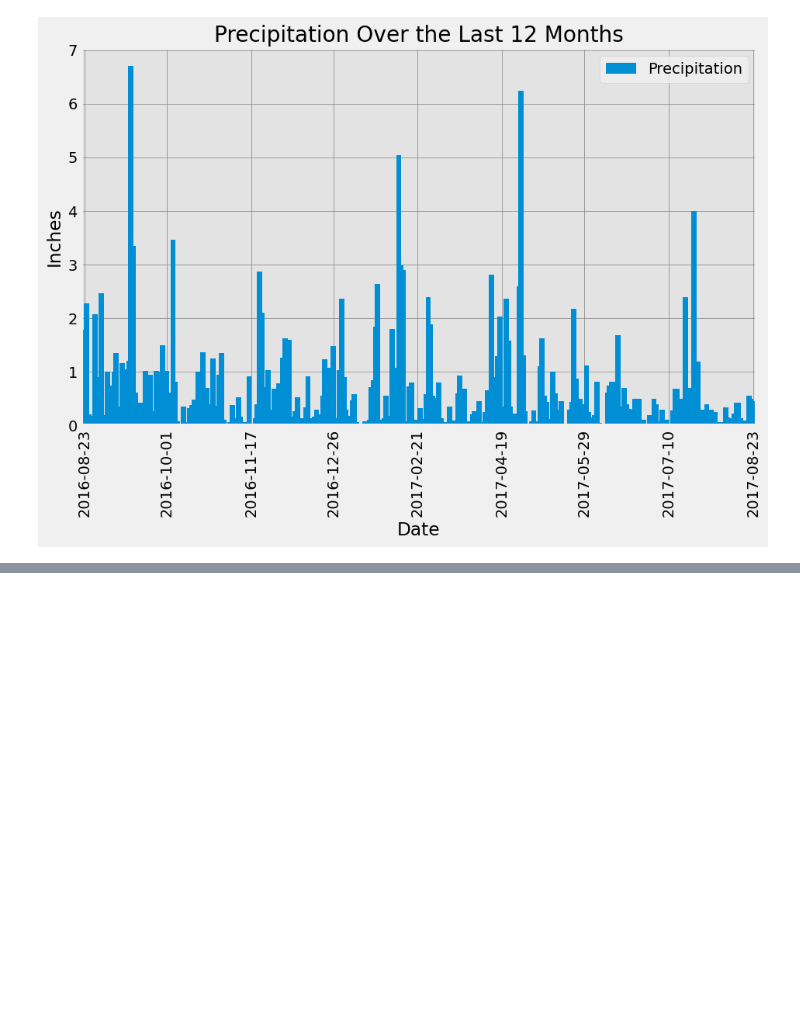
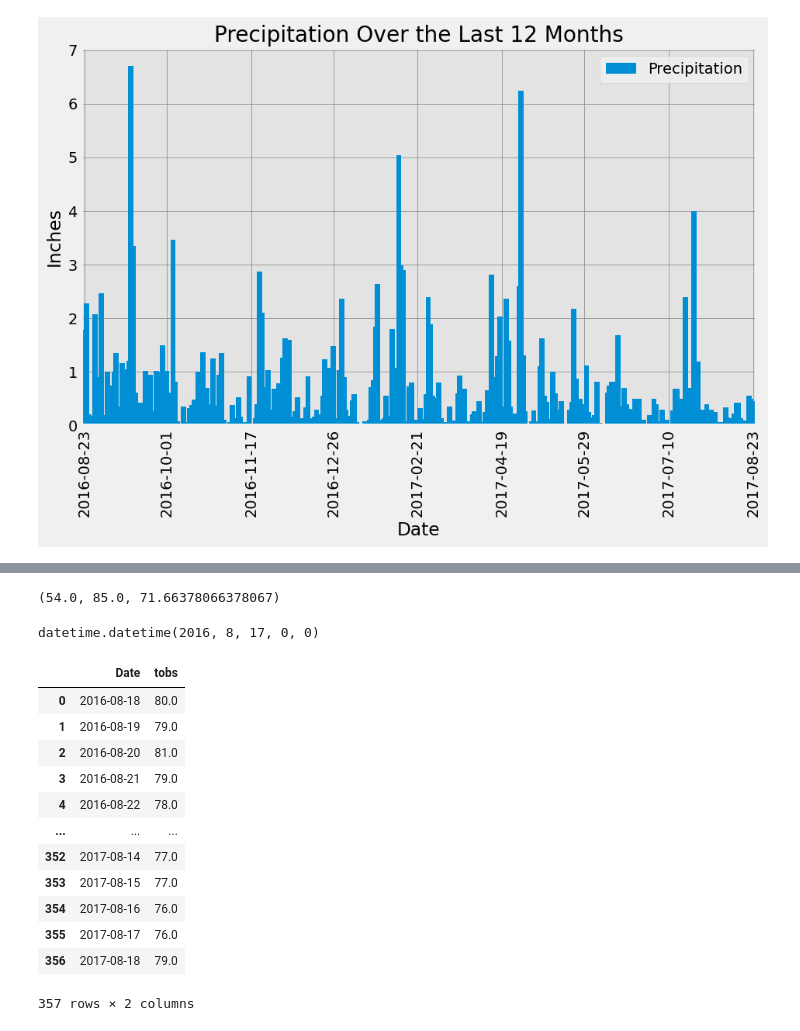
Before and after one commit to SaadNasir92/Hawaii-Climate-Flask-API-Data-Engineering, a Jupyter notebook: SurfsUp/eda.ipynb, the cells around one changed output, grey strips where cells are left out. Cells and saved outputs as stored; diff of their text form; code cells hidden in the pictures; blank space fills up the shorter version.

```diff
--- a/SurfsUp/eda.ipynb
+++ b/SurfsUp/eda.ipynb
@@ -65,0 +101,38 @@ plt.show()
+# %%
+# Using the most active station id from the previous query, calculate the lowest, highest, and average temperature.
+most_act_station = session.query(Measurement.station, func.count(Measurement.station)).group_by(Measurement.station).order_by(func.count(Measurement.station).desc()).first()[0]
+all_temps = [x.tobs for x in session.query(Measurement.station, Measurement.tobs).filter(Measurement.station == most_act_station).all()]
+min_temp = min(all_temps)
+max_temp = max(all_temps)
+avg_temp = np.average(all_temps)
+min_temp,max_temp, avg_temp
+# %% [output]
+(54.0, 85.0, 71.66378066378067)
+# %%
+# Using the most active station id
+# Query the last 12 months of temperature observation data for this station and plot the results as a histogram
+most_recent_date_for_act_station_str = session.query(Measurement).filter(Measurement.station == most_act_station).order_by(Measurement.date.desc()).first().date
+most_recent_date_for_act_station = datetime.datetime.strptime(most_recent_date_for_act_station_str, '%Y-%m-%d')
+one_year_ago_most_act = (most_recent_date_for_act_station - relativedelta(years=1)) - relativedelta(days=1)
+one_year_ago_most_act
+# %% [output]
+datetime.datetime(2016, 8, 17, 0, 0)
+# %%
+tobs_result = session.query(Measurement).filter(Measurement.station == most_act_station).filter(Measurement.date > one_year_ago_most_act).all()
+data_for_df = [{'Date': result.date, 'tobs': result.tobs} for result in tobs_result]
+temp_df = pd.DataFrame(data_for_df)
+temp_df
+# %% [output]
+|  | Date | tobs |
+| 0 | 2016-08-18 | 80.0 |
+| 1 | 2016-08-19 | 79.0 |
+| 2 | 2016-08-20 | 81.0 |
+| 3 | 2016-08-21 | 79.0 |
+| 4 | 2016-08-22 | 78.0 |
+| ... | ... | ... |
+| 352 | 2017-08-14 | 77.0 |
+| 353 | 2017-08-15 | 77.0 |
+| 354 | 2017-08-16 | 76.0 |
+| 355 | 2017-08-17 | 76.0 |
+| 356 | 2017-08-18 | 79.0 |
+357 rows × 2 columns
```
Also changed, not shown: parts of 8 cells of this notebook.
